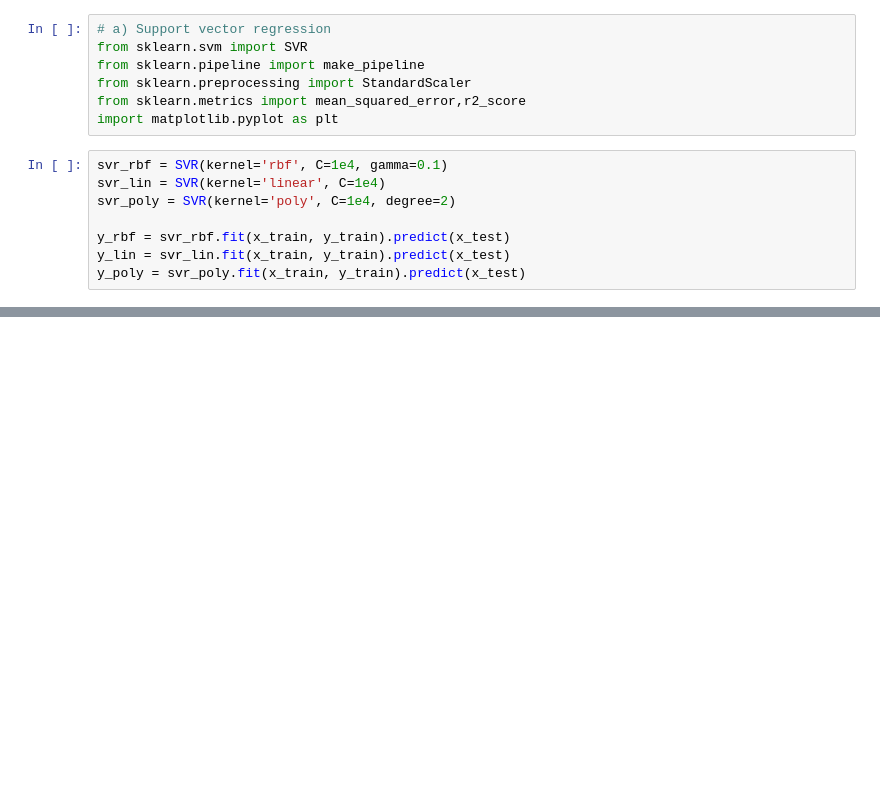
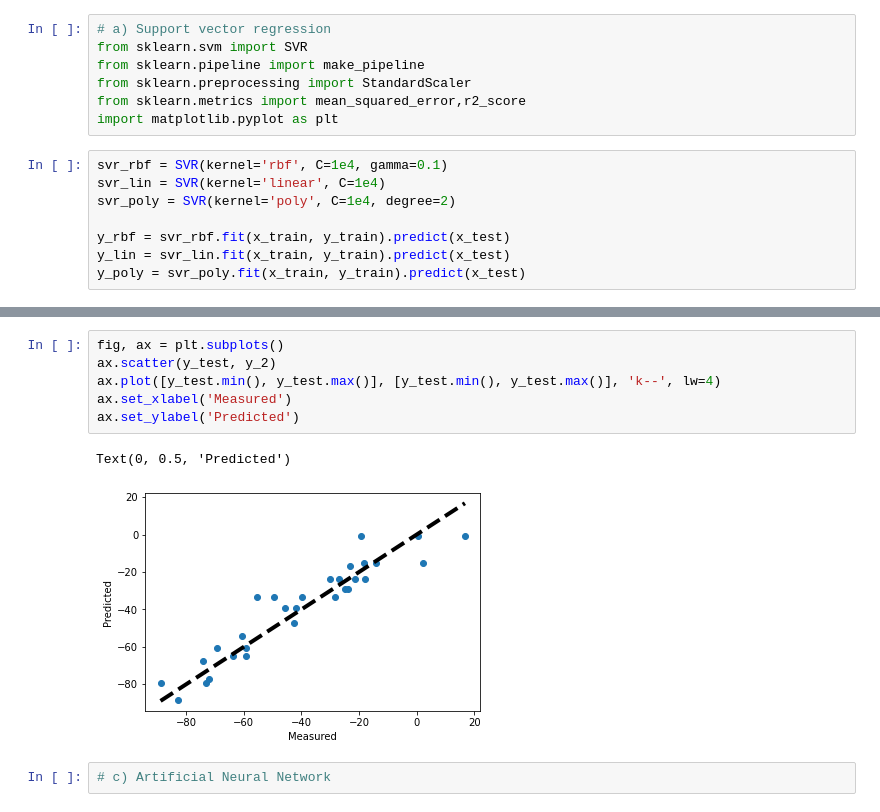
Before and after one commit to gitony0101/homework, a Jupyter notebook: HW6 540.ipynb, the cells around one changed output, grey strips where cells are left out. Drawn from its saved outputs; the diff is of its cells as text; blank space fills up the shorter version.

```diff
--- a/HW6 540.ipynb
+++ b/HW6 540.ipynb
@@ -102,0 +169,11 @@ astype('int')
+# %%
+fig, ax = plt.subplots()
+ax.scatter(y_test, y_2)
+ax.plot([y_test.min(), y_test.max()], [y_test.min(), y_test.max()], 'k--', lw=4)
+ax.set_xlabel('Measured')
+ax.set_ylabel('Predicted')
+# %% [output]
+Text(0, 0.5, 'Predicted')
+[figure, added]
+# %%
+# c) Artificial Neural Network
```
Also changed, not shown: parts of 18 cells of this notebook, 1 other file.
